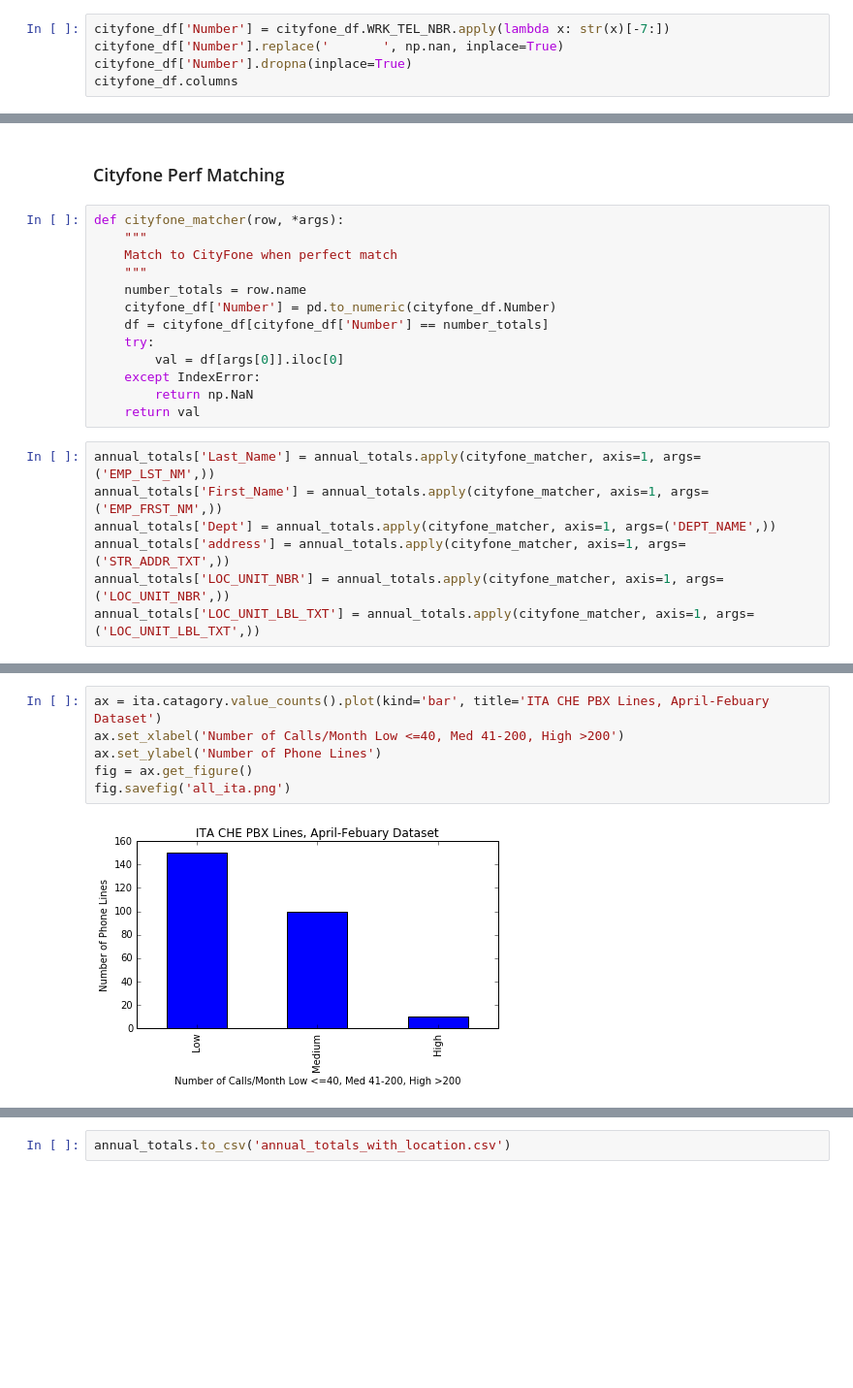
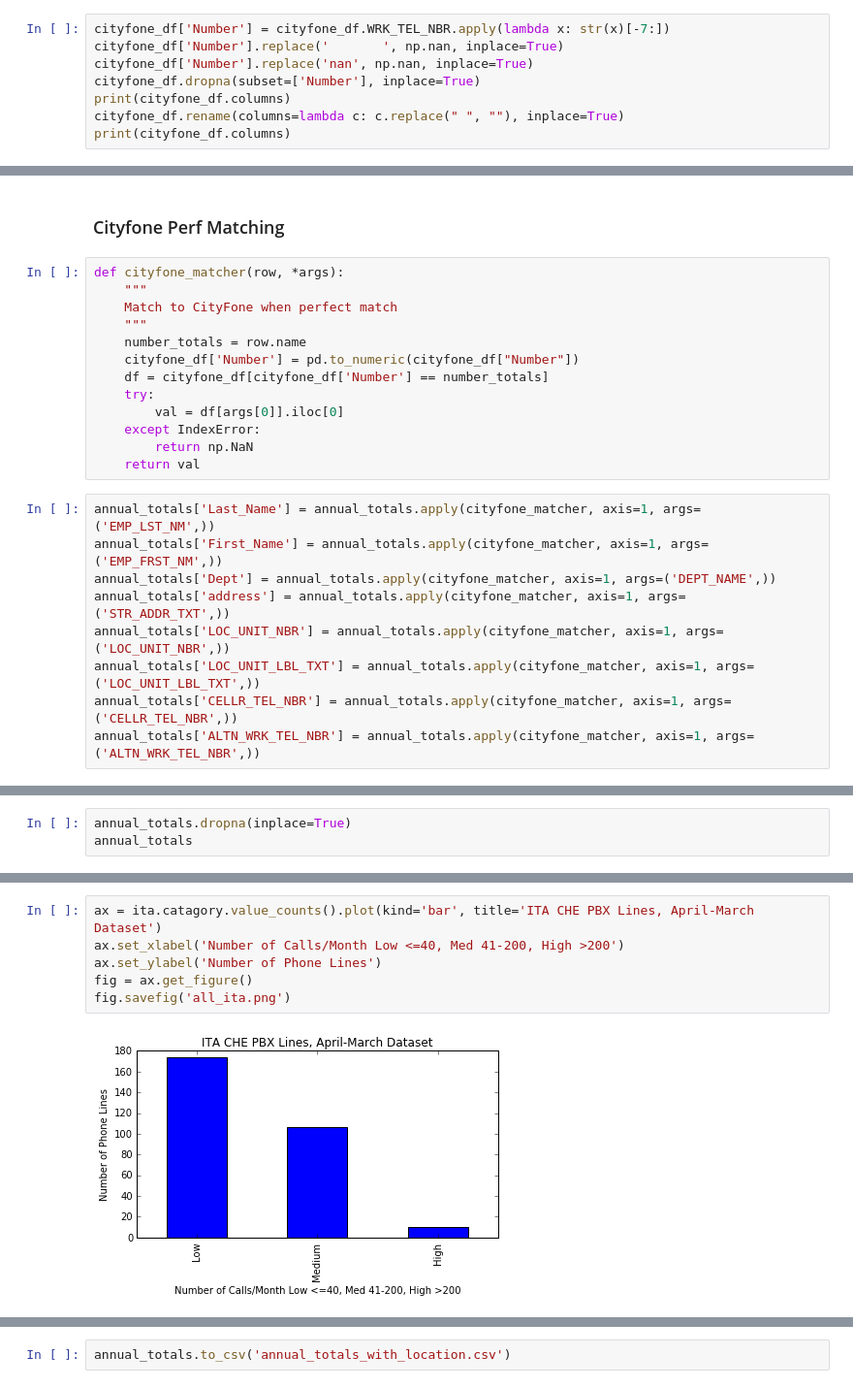
Before and after one commit to CityOfLosAngeles/pbx-analysis, a Jupyter notebook: DataCleaning.ipynb, the cells around one changed output, grey strips where cells are left out. Shown at 97% size. Saved outputs shown, nothing was run; the diff lists cells and outputs as text; blank space fills up the shorter version.

Commit message:
updates for new cityfone file

```diff
--- a/DataCleaning.ipynb
+++ b/DataCleaning.ipynb
@@ -123,6 +123,9 @@ print(len(cityfone_df))
 # %%
 cityfone_df['Number'] = cityfone_df.WRK_TEL_NBR.apply(lambda x: str(x)[-7:])
 cityfone_df['Number'].replace('       ', np.nan, inplace=True)
-cityfone_df['Number'].dropna(inplace=True)
-cityfone_df.columns
+cityfone_df['Number'].replace('nan', np.nan, inplace=True)
+cityfone_df.dropna(subset=['Number'], inplace=True)
+print(cityfone_df.columns)
+cityfone_df.rename(columns=lambda c: c.replace(" ", ""), inplace=True)
+print(cityfone_df.columns)
 # %% [output]
@@ -203,7 +212,7 @@ def cityfone_matcher(row, *args):
     Match to CityFone when perfect match
     """
     number_totals = row.name
-    cityfone_df['Number'] = pd.to_numeric(cityfone_df.Number)
+    cityfone_df['Number'] = pd.to_numeric(cityfone_df["Number"])
     df = cityfone_df[cityfone_df['Number'] == number_totals]
     try:
         val = df[args[0]].iloc[0]
@@ -217,3 +226,5 @@ annual_totals['Dept'] = annual_totals.apply(cityfone_matcher, axis=1, args=('DEP
 annual_totals['address'] = annual_totals.apply(cityfone_matcher, axis=1, args=('STR_ADDR_TXT',))
 annual_totals['LOC_UNIT_NBR'] = annual_totals.apply(cityfone_matcher, axis=1, args=('LOC_UNIT_NBR',))
 annual_totals['LOC_UNIT_LBL_TXT'] = annual_totals.apply(cityfone_matcher, axis=1, args=('LOC_UNIT_LBL_TXT',))
+annual_totals['CELLR_TEL_NBR'] = annual_totals.apply(cityfone_matcher, axis=1, args=('CELLR_TEL_NBR',))
+annual_totals['ALTN_WRK_TEL_NBR'] = annual_totals.apply(cityfone_matcher, axis=1, args=('ALTN_WRK_TEL_NBR',))
@@ -219,0 +233,3 @@ annual_totals['LOC_UNIT_LBL_TXT'] = annual_totals.apply(cityfone_matcher, axis=1
+# %%
+annual_totals.dropna(inplace=True)
+annual_totals
@@ -222,11 +257,11 @@ ita = annual_totals[annual_totals['Dept'] == 'Information Technology Agency']
 # %%
-ax = ita.catagory.value_counts().plot(kind='bar', title='ITA CHE PBX Lines, April-Febuary Dataset')
+ax = ita.catagory.value_counts().plot(kind='bar', title='ITA CHE PBX Lines, April-March Dataset')
 ax.set_xlabel('Number of Calls/Month Low <=40, Med 41-200, High >200')
 ax.set_ylabel('Number of Phone Lines')
 fig = ax.get_figure()
 fig.savefig('all_ita.png')
 # %% [output]
-[figure, old version]
+[figure, new version]
 # %%
 len(ita)
 # %% [output]
```
Also changed, not shown: parts of 11 cells of this notebook, 1 other file.
